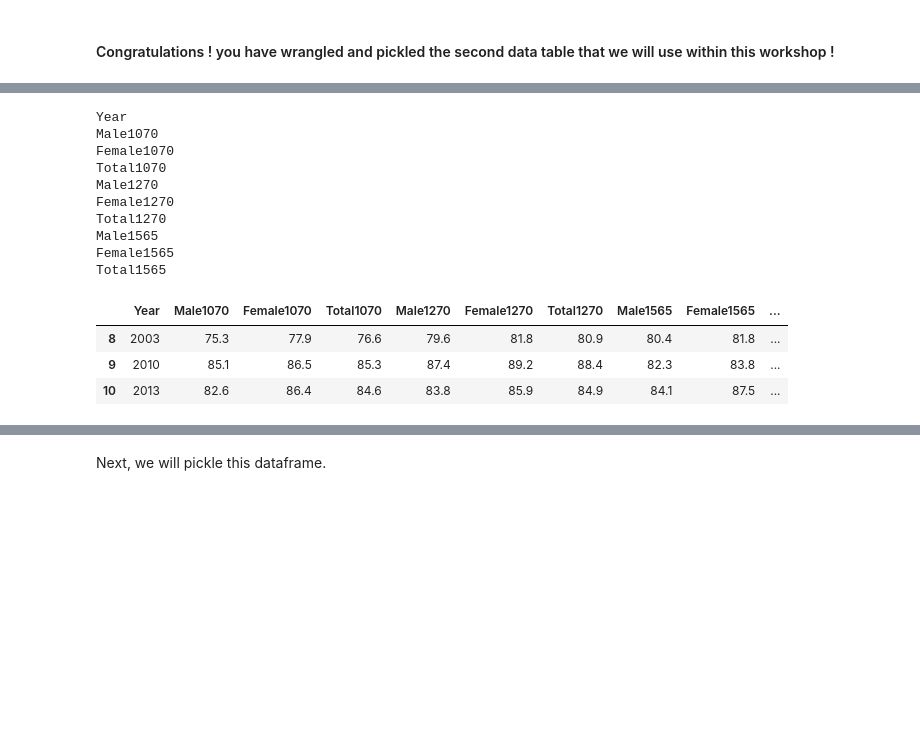
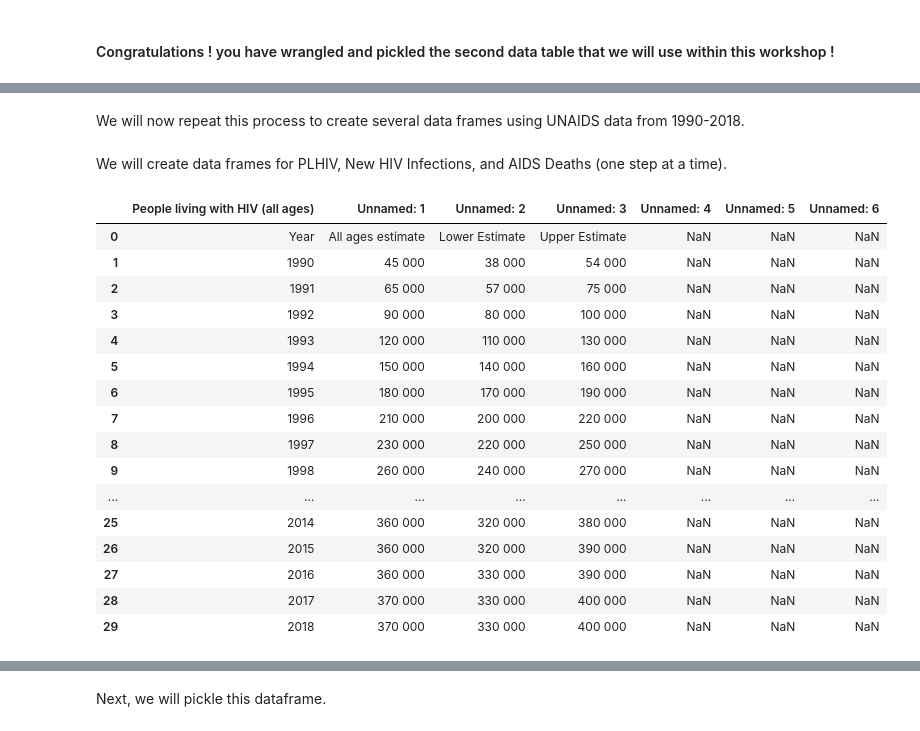
Before and after one commit to PHI-Case-Studies/2019-HIV-Prevalence-Botswana, a Jupyter notebook: HELINA-Workshop-2019-notebook-1.ipynb, the cells around one changed output, grey strips where cells are left out. Drawn from its saved outputs; the diff is of its cells as text; code cells hidden in the pictures; blank space fills up the shorter version.

```diff
--- a/HELINA-Workshop-2019-notebook-1.ipynb
+++ b/HELINA-Workshop-2019-notebook-1.ipynb
@@ -351,21 +302,4 @@ Print the column names to be sure that the dataframe columns are set.
-# %%
-for col in table3.columns:
-    print(col)
-# %% [output]
-Year
-Male1070
-Female1070
-Total1070
-Male1270
-Female1270
-Total1270
-Male1565
-Female1565
-Total1565
-# %%
-table3
-# %% [output]
-|  | Year | Male1070 | Female1070 | Total1070 | Male1270 | Female1270 | Total1270 | Male1565 | Female1565 | ... |
-| 8 | 2003 | 75.3 | 77.9 | 76.6 | 79.6 | 81.8 | 80.9 | 80.4 | 81.8 | ... |
-| 9 | 2010 | 85.1 | 86.5 | 85.3 | 87.4 | 89.2 | 88.4 | 82.3 | 83.8 | ... |
-| 10 | 2013 | 82.6 | 86.4 | 84.6 | 83.8 | 85.9 | 84.9 | 84.1 | 87.5 | ... |
+# %% [markdown]
+We will now repeat this process to create several data frames using UNAIDS data from 1990-2018.
+# %% [markdown]
+We will create data frames for PLHIV, New HIV Infections, and AIDS Deaths (one step at a time).
@@ -371,0 +311,20 @@ table3
+# %%
+PLHIV_df
+# %% [output]
+|  | People living with HIV (all ages) | Unnamed: 1 | Unnamed: 2 | Unnamed: 3 | Unnamed: 4 | Unnamed: 5 | Unnamed: 6 |
+| 0 | Year | All ages estimate | Lower Estimate | Upper Estimate | NaN | NaN | NaN |
+| 1 | 1990 | 45 000 | 38 000 | 54 000 | NaN | NaN | NaN |
+| 2 | 1991 | 65 000 | 57 000 | 75 000 | NaN | NaN | NaN |
+| 3 | 1992 | 90 000 | 80 000 | 100 000 | NaN | NaN | NaN |
+| 4 | 1993 | 120 000 | 110 000 | 130 000 | NaN | NaN | NaN |
+| 5 | 1994 | 150 000 | 140 000 | 160 000 | NaN | NaN | NaN |
+| 6 | 1995 | 180 000 | 170 000 | 190 000 | NaN | NaN | NaN |
+| 7 | 1996 | 210 000 | 200 000 | 220 000 | NaN | NaN | NaN |
+| 8 | 1997 | 230 000 | 220 000 | 250 000 | NaN | NaN | NaN |
+| 9 | 1998 | 260 000 | 240 000 | 270 000 | NaN | NaN | NaN |
+| ... | ... | ... | ... | ... | ... | ... | ... |
+| 25 | 2014 | 360 000 | 320 000 | 380 000 | NaN | NaN | NaN |
+| 26 | 2015 | 360 000 | 320 000 | 390 000 | NaN | NaN | NaN |
+| 27 | 2016 | 360 000 | 330 000 | 390 000 | NaN | NaN | NaN |
+| 28 | 2017 | 370 000 | 330 000 | 400 000 | NaN | NaN | NaN |
+| 29 | 2018 | 370 000 | 330 000 | 400 000 | NaN | NaN | NaN |
```
Also changed, not shown: parts of 59 cells of this notebook.
